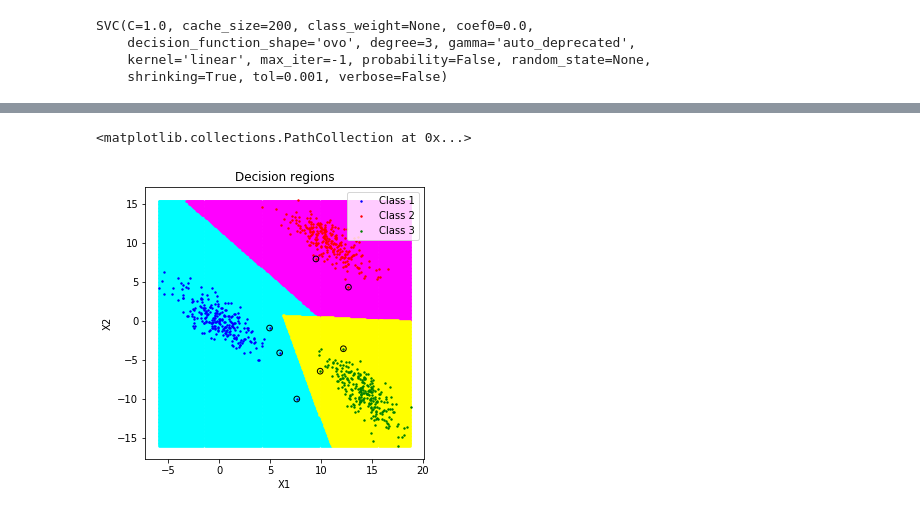
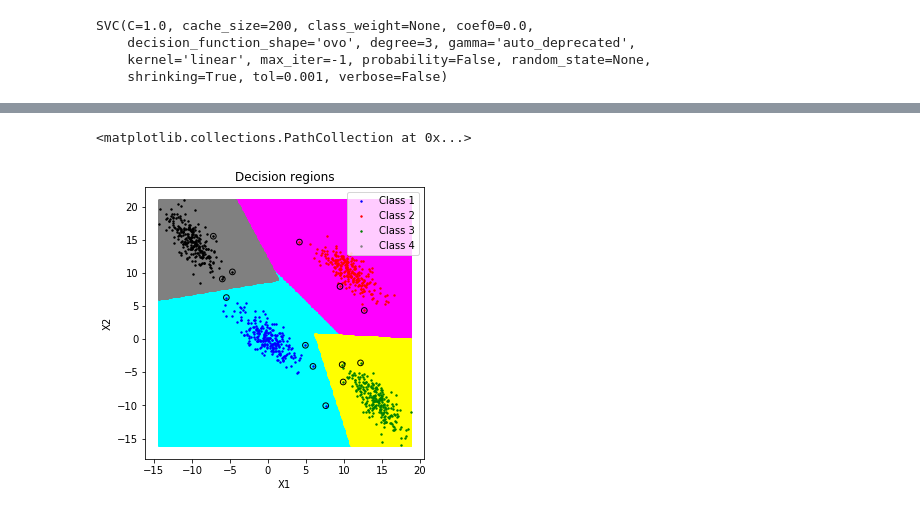
Before and after one commit to shashikdm/CS401-Assignments, a Jupyter notebook: Assignment 1/goup15/classification/linearlySeparable/SVM.ipynb, the cells around one changed output, grey strips where cells are left out. Cells and saved outputs as stored; diff of their text form; code cells hidden in the pictures.

```diff
--- a/Assignment 1/goup15/classification/linearlySeparable/SVM.ipynb
+++ b/Assignment 1/goup15/classification/linearlySeparable/SVM.ipynb
@@ -24,7 +28,8 @@ y_train[X_1.shape[0]+X_2.shape[0]:] = 2
 C1plt = plt.scatter(X_1[:, 0], X_1[:, 1], color = 'cyan', s = 2)
 C2plt = plt.scatter(X_2[:, 0], X_2[:, 1], color = 'magenta', s = 2)
 C3plt = plt.scatter(X_3[:, 0], X_3[:, 1], color = 'yellow', s = 2)
-plt.legend((C1plt, C2plt, C3plt), ('Class 1', 'Class 2', 'Class 3'))
+C4plt = plt.scatter(X_4[:, 0], X_4[:, 1], color = 'grey', s = 2)
+plt.legend((C1plt, C2plt, C3plt, C4plt), ('Class 1', 'Class 2', 'Class 3', 'Class 4'))
 plt.title('Training data')
 plt.xlabel('X1')
 plt.ylabel('X2')
@@ -43,11 +48,11 @@ SVC(C=1.0, cache_size=200, class_weight=None, coef0=0.0,
 # %%
 # confusion matrix
 # rows: predicted classes, columns: true classes
-ConfusionMatrix = np.zeros((3, 3))
-X = [X_1_test, X_2_test, X_3_test]
-for i in range(3):
+ConfusionMatrix = np.zeros((4, 4))
+X = [X_1_test, X_2_test, X_3_test, X_4_test]
+for i in range(4):
     for x in X[i]:
         x = x.reshape(1, -1)
         ConfusionMatrix[int(clf.predict(x)), i] = ConfusionMatrix[int(clf.predict(x)), i]+1
-pd.DataFrame(ConfusionMatrix, ['Predicted 1', 'Predicted 2', 'Predicted 3'],['True 1', 'True 2', 'True 3'])
+pd.DataFrame(ConfusionMatrix, ['Predicted 1', 'Predicted 2', 'Predicted 3', 'Predicted 4'],['True 1', 'True 2', 'True 3', 'True 4'])
 # %% [output]
@@ -90,18 +96,18 @@ print({
 # %%
 # decision region plot for every pair of classes with the respective training data superimposed
-Nclasses = 3
+Nclasses = 4
 Nfigures = (Nclasses)*(Nclasses-1)//2
 plt.rcParams['figure.figsize'] = [5, 5*Nfigures]
 fig, axs = plt.subplots(Nfigures, 1)
 
-x_min = min([min(X_1[:, 0]), min(X_2[:, 0]), min(X_3[:, 0])])
-y_min = min([min(X_1[:, 1]), min(X_2[:, 1]), min(X_3[:, 1])])
-x_max = max([max(X_1[:, 0]), max(X_2[:, 0]), max(X_3[:, 0])])
-y_max = max([max(X_1[:, 1]), max(X_2[:, 1]), max(X_3[:, 1])])
+x_min = min([min(X_1[:, 0]), min(X_2[:, 0]), min(X_3[:, 0]), min(X_4[:, 0])])
+y_min = min([min(X_1[:, 1]), min(X_2[:, 1]), min(X_3[:, 1]), min(X_4[:, 1])])
+x_max = max([max(X_1[:, 0]), max(X_2[:, 0]), max(X_3[:, 0]), max(X_4[:, 0])])
+y_max = max([max(X_1[:, 1]), max(X_2[:, 1]), max(X_3[:, 1]), max(X_4[:, 1])])
 
-bg = ['cyan', 'magenta', 'yellow']
-fc = ['blue', 'red', 'orange']
-X = [X_1, X_2, X_3]
+bg = ['cyan', 'magenta', 'yellow', 'grey']
+fc = ['blue', 'red', 'orange', 'black']
+X = [X_1, X_2, X_3, X_4]
 
 i = 0
 for c1 in range(1, Nclasses+1):
@@ -131,32 +137,38 @@ for c1 in range(1, Nclasses+1):
 # %%
 # Decision region plot for all the classes together with the training data superposed
 plt.rcParams['figure.figsize'] = [5, 5]
 x_1 = []
 x_2 = []
 x_3 = []
+x_4 = []
 for x in np.arange(x_min, x_max, 0.1):
     for y in np.arange(y_min, y_max, 0.1):
         c = clf.predict([[x, y]])
         if c == 0:
             x_1.append([x, y])
         elif c == 1:
             x_2.append([x, y])
+        elif c == 2:
+            x_3.append([x, y])
         else:
-            x_3.append([x, y])
+            x_4.append([x, y])
 x_1 = np.array(x_1)
 x_2 = np.array(x_2)
 x_3 = np.array(x_3)
-plt.scatter(x_1[:, 0], x_1[:, 1], color = 'cyan', s = 2)
-plt.scatter(x_2[:, 0], x_2[:, 1], color = 'magenta', s = 2)
-plt.scatter(x_3[:, 0], x_3[:, 1], color = 'yellow', s = 2)
+x_4 = np.array(x_4)
+plt.scatter(x_1[:, 0], x_1[:, 1], color = 'cyan', s = 4)
+plt.scatter(x_2[:, 0], x_2[:, 1], color = 'magenta', s = 4)
+plt.scatter(x_3[:, 0], x_3[:, 1], color = 'yellow', s = 4)
+plt.scatter(x_4[:, 0], x_4[:, 1], color = 'grey', s = 4)
 C1plt = plt.scatter(X_1[:, 0], X_1[:, 1], color = 'blue', s = 2)
 C2plt = plt.scatter(X_2[:, 0], X_2[:, 1], color = 'red', s = 2)
 C3plt = plt.scatter(X_3[:, 0], X_3[:, 1], color = 'green', s = 2)
+c4plt = plt.scatter(X_4[:, 0], X_4[:, 1], color = 'black', s = 2)
 plt.title('Decision regions')
 plt.xlabel('X1')
 plt.ylabel('X2')
-plt.legend((C1plt, C2plt, C3plt), ('Class 1', 'Class 2', 'Class 3'))
+plt.legend((C1plt, C2plt, C3plt, C4plt), ('Class 1', 'Class 2', 'Class 3', 'Class 4'))
 plt.scatter(clf.support_vectors_[:, 0], clf.support_vectors_[:, 1], facecolors='none', edgecolors='black', s = 32)
 # %% [output]
 <matplotlib.collections.PathCollection at 0x...>
-[figure, old version]
+[figure, new version]
```
Also changed, not shown: parts of 5 cells of this notebook.
